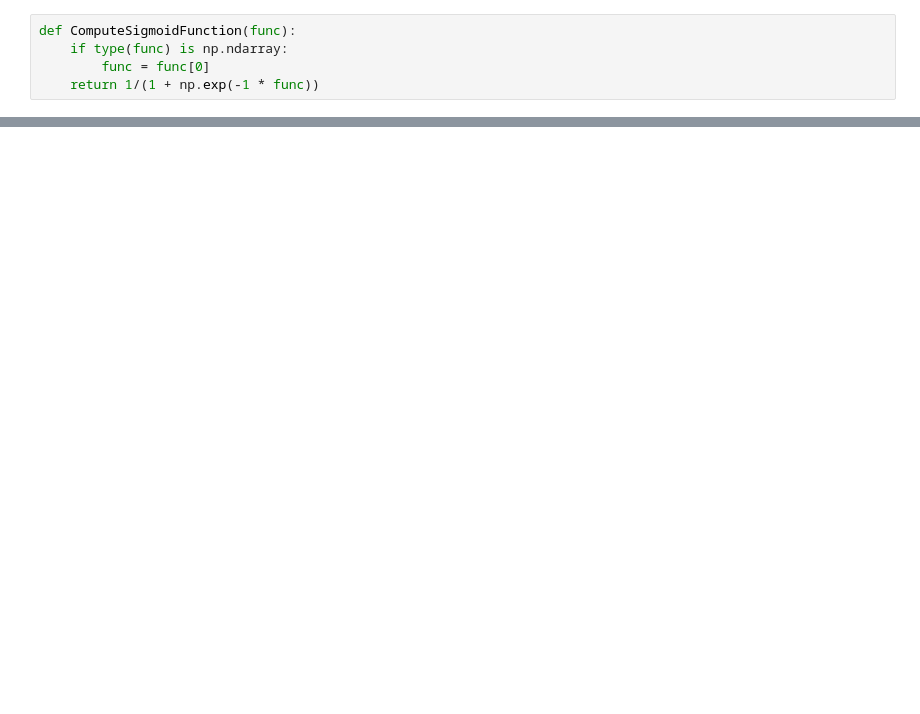
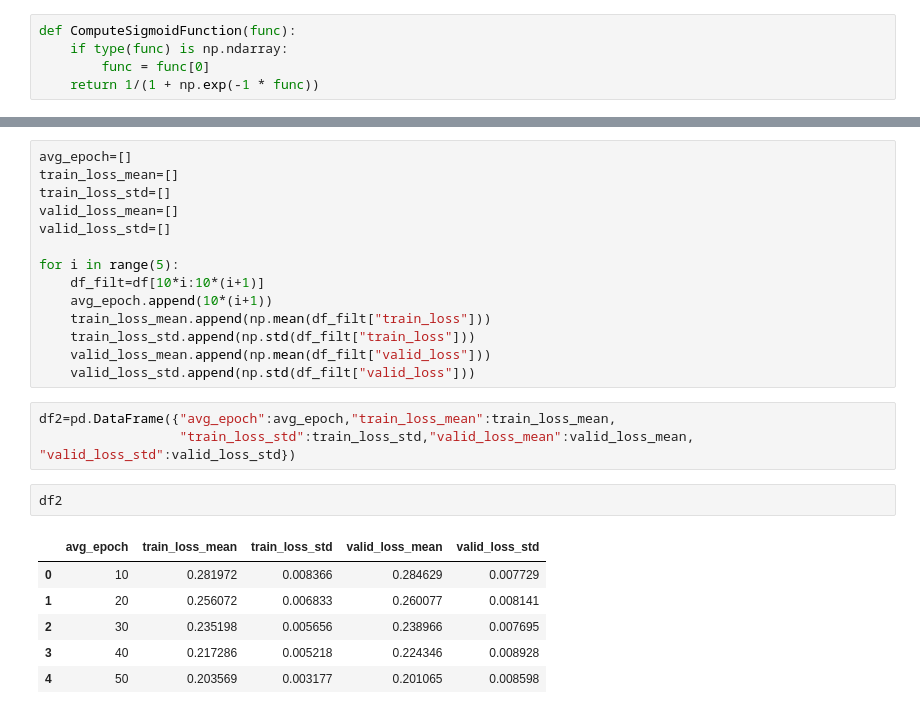
Before and after one commit to adamklie/CSE253_PA1, a Jupyter notebook: softmaxv2.ipynb, the cells around one changed output, grey strips where cells are left out. Drawn from its saved outputs; the diff is of its cells as text; blank space fills up the shorter version.

```diff
--- a/softmaxv2.ipynb
+++ b/softmaxv2.ipynb
@@ -212,0 +275,26 @@ cost(softmax(net_input(X,a,b)),y_)
+# %%
+avg_epoch=[]
+train_loss_mean=[]
+train_loss_std=[]
+valid_loss_mean=[]
+valid_loss_std=[]
+
+for i in range(5):
+    df_filt=df[10*i:10*(i+1)]
+    avg_epoch.append(10*(i+1))
+    train_loss_mean.append(np.mean(df_filt["train_loss"]))
+    train_loss_std.append(np.std(df_filt["train_loss"]))
+    valid_loss_mean.append(np.mean(df_filt["valid_loss"]))
+    valid_loss_std.append(np.std(df_filt["valid_loss"]))
+# %%
+df2=pd.DataFrame({"avg_epoch":avg_epoch,"train_loss_mean":train_loss_mean,
+                  "train_loss_std":train_loss_std,"valid_loss_mean":valid_loss_mean, "valid_loss_std":valid_loss_std})
+# %%
+df2
+# %% [output]
+|  | avg_epoch | train_loss_mean | train_loss_std | valid_loss_mean | valid_loss_std |
+| 0 | 10 | 0.281972 | 0.008366 | 0.284629 | 0.007729 |
+| 1 | 20 | 0.256072 | 0.006833 | 0.260077 | 0.008141 |
+| 2 | 30 | 0.235198 | 0.005656 | 0.238966 | 0.007695 |
+| 3 | 40 | 0.217286 | 0.005218 | 0.224346 | 0.008928 |
+| 4 | 50 | 0.203569 | 0.003177 | 0.201065 | 0.008598 |
```
Also changed, not shown: parts of 45 cells of this notebook.
